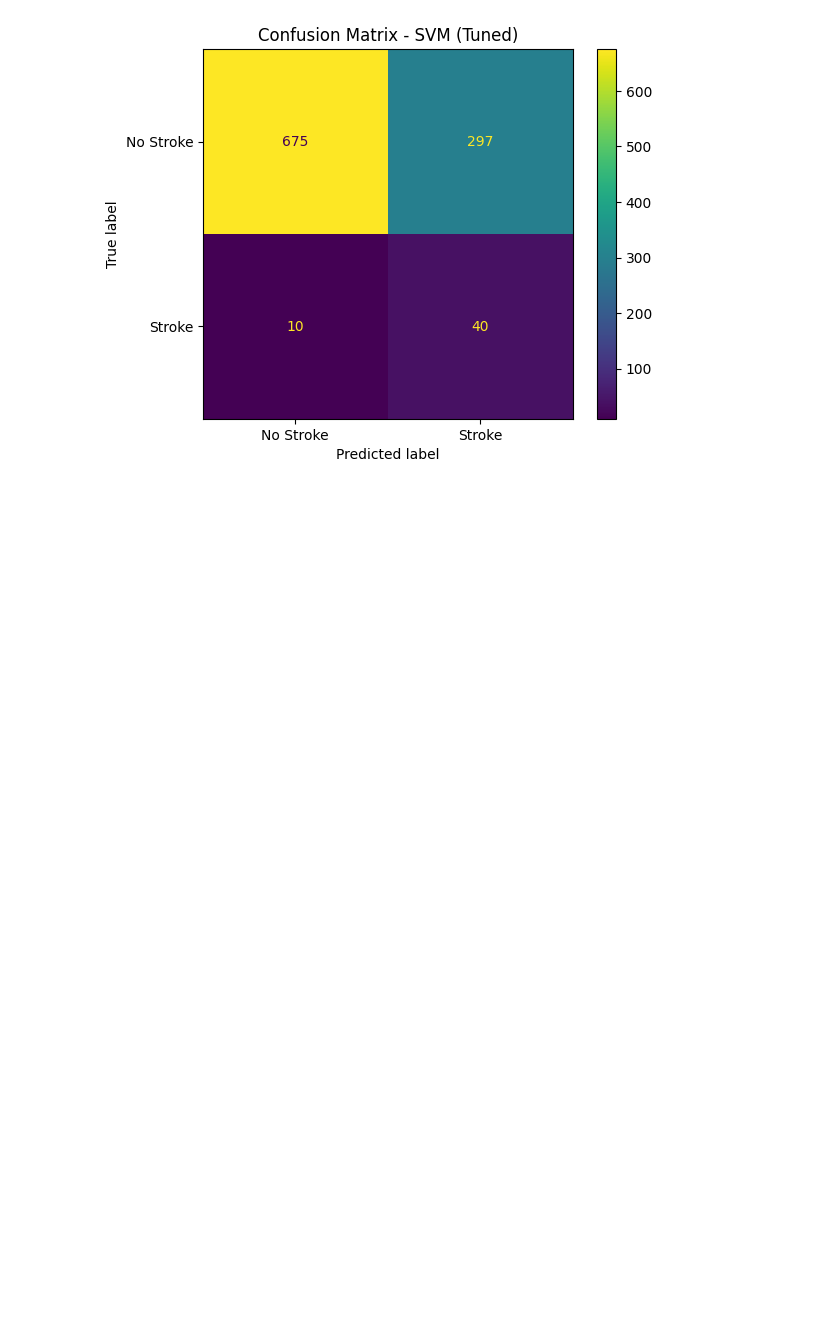
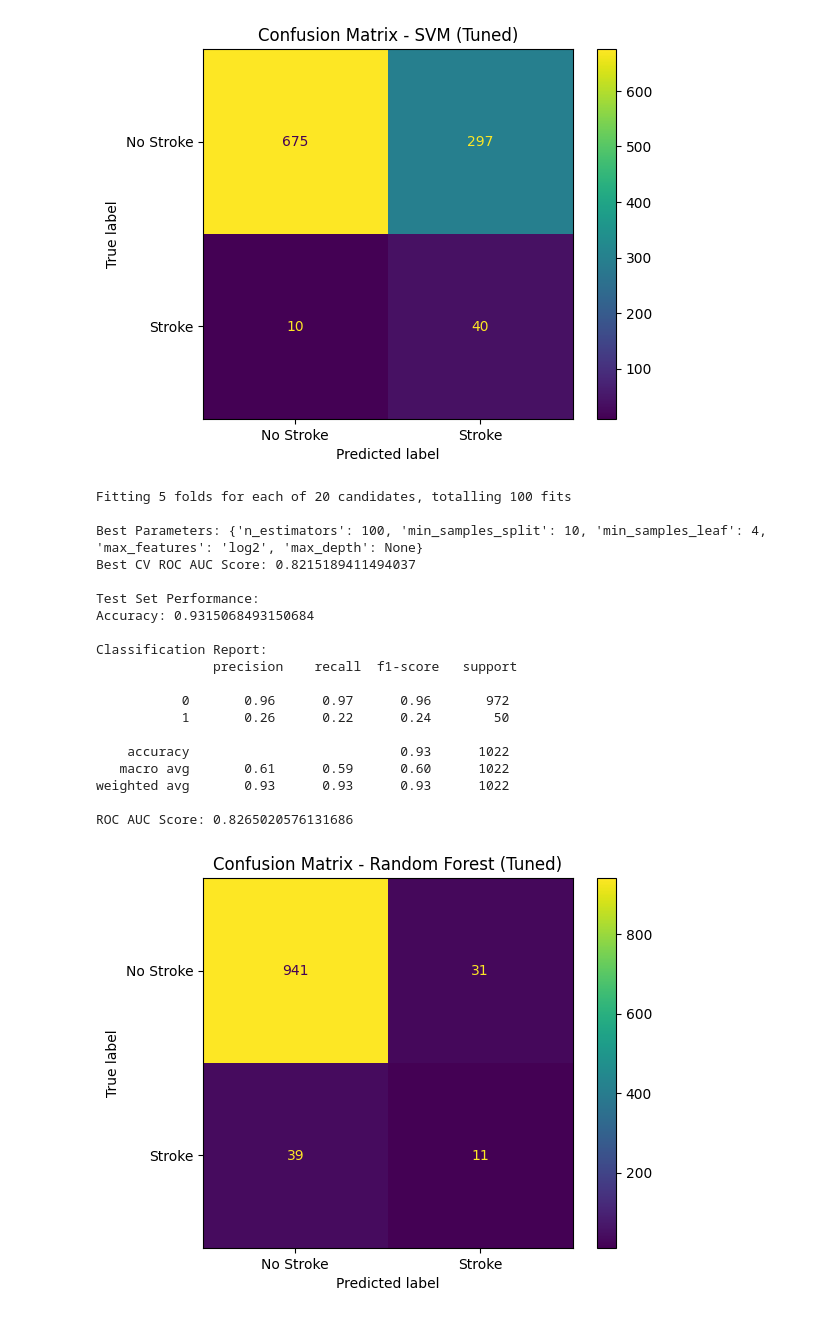
Before and after one commit to neylami/stroke-prediction-with-machine-learning, a Jupyter notebook: ML-stroke.ipynb, the cells around one changed output. Drawn from its saved outputs; the diff is of its cells as text; code cells hidden in the pictures; blank space fills up the shorter version.

Commit message:
tuning for rf

```diff
--- a/ML-stroke.ipynb
+++ b/ML-stroke.ipynb
@@ -456,3 +456,63 @@ weighted avg       0.94      0.70      0.78      1022
 
 ROC AUC Score: 0.8405967078189299
 [figure]
+# %%
+# hyperparameter tuning utk random forest
+rf_param_grid = {
+    'n_estimators': [100, 200, 300],
+    'max_depth': [10, 20, 30, None],
+    'min_samples_split': [2, 5, 10],
+    'min_samples_leaf': [1, 2, 4],
+    'max_features': ['sqrt', 'log2']
+}
+
+rf_random = RandomizedSearchCV(
+    RandomForestClassifier(class_weight='balanced', random_state=42),
+    rf_param_grid,
+    n_iter=20,
+    cv=5,
+    scoring='roc_auc',
+    n_jobs=-1,
+    verbose=1,
+    random_state=42
+)
+
+rf_random.fit(X_train_selected, y_train)
+rf_model_tuned = rf_random.best_estimator_
+
+print("\nBest Parameters:", rf_random.best_params_)
+print("Best CV ROC AUC Score:", rf_random.best_score_)
+
+y_pred_rf_tuned = rf_model_tuned.predict(X_test_selected)
+y_proba_rf_tuned = rf_model_tuned.predict_proba(X_test_selected)[:, 1]
+
+print("\nTest Set Performance:")
+print("Accuracy:", accuracy_score(y_test, y_pred_rf_tuned))
+print("\nClassification Report:\n", classification_report(y_test, y_pred_rf_tuned))
+print("ROC AUC Score:", roc_auc_score(y_test, y_proba_rf_tuned))
+
+ConfusionMatrixDisplay(confusion_matrix(y_test, y_pred_rf_tuned),
+                       display_labels=['No Stroke', 'Stroke']).plot()
+plt.title("Confusion Matrix - Random Forest (Tuned)")
+plt.show()
+# %% [output]
+Fitting 5 folds for each of 20 candidates, totalling 100 fits
+
+Best Parameters: {'n_estimators': 100, 'min_samples_split': 10, 'min_samples_leaf': 4, 'max_features': 'log2', 'max_depth': None}
+Best CV ROC AUC Score: 0.8215189411494037
+
+Test Set Performance:
+Accuracy: 0.9315068493150684
+
+Classification Report:
+               precision    recall  f1-score   support
+
+           0       0.96      0.97      0.96       972
+           1       0.26      0.22      0.24        50
+
+    accuracy                           0.93      1022
+   macro avg       0.61      0.59      0.60      1022
+weighted avg       0.93      0.93      0.93      1022
+
+ROC AUC Score: 0.8265020576131686
+[figure, added]
```
